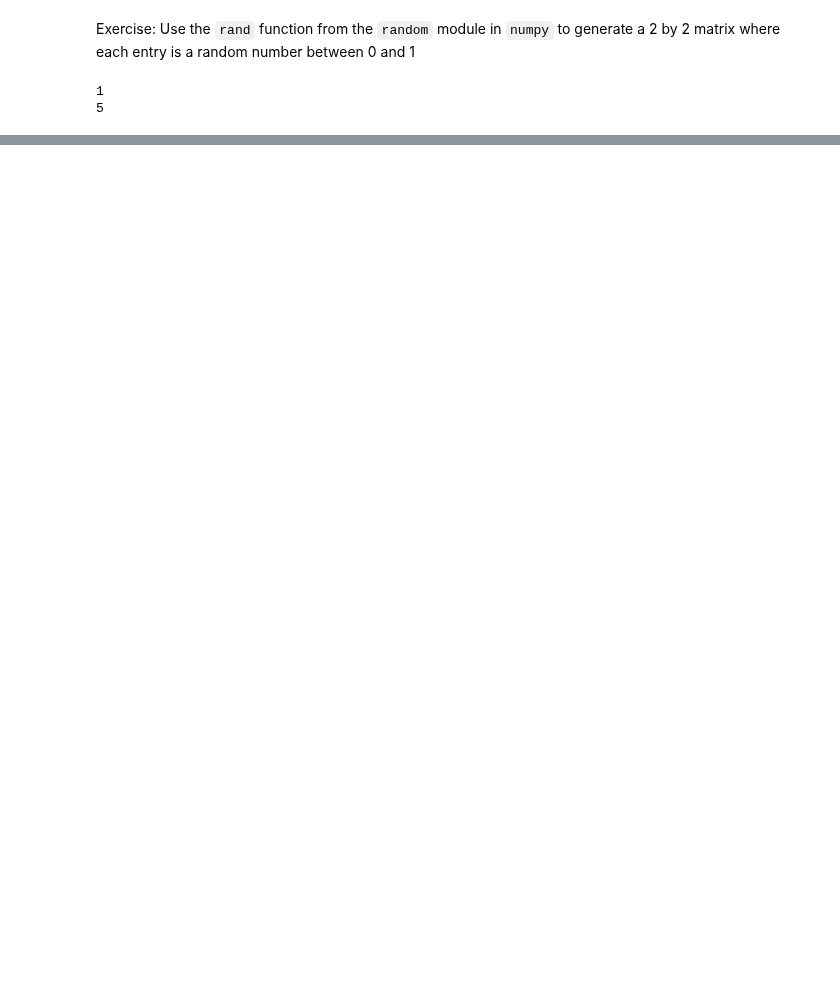
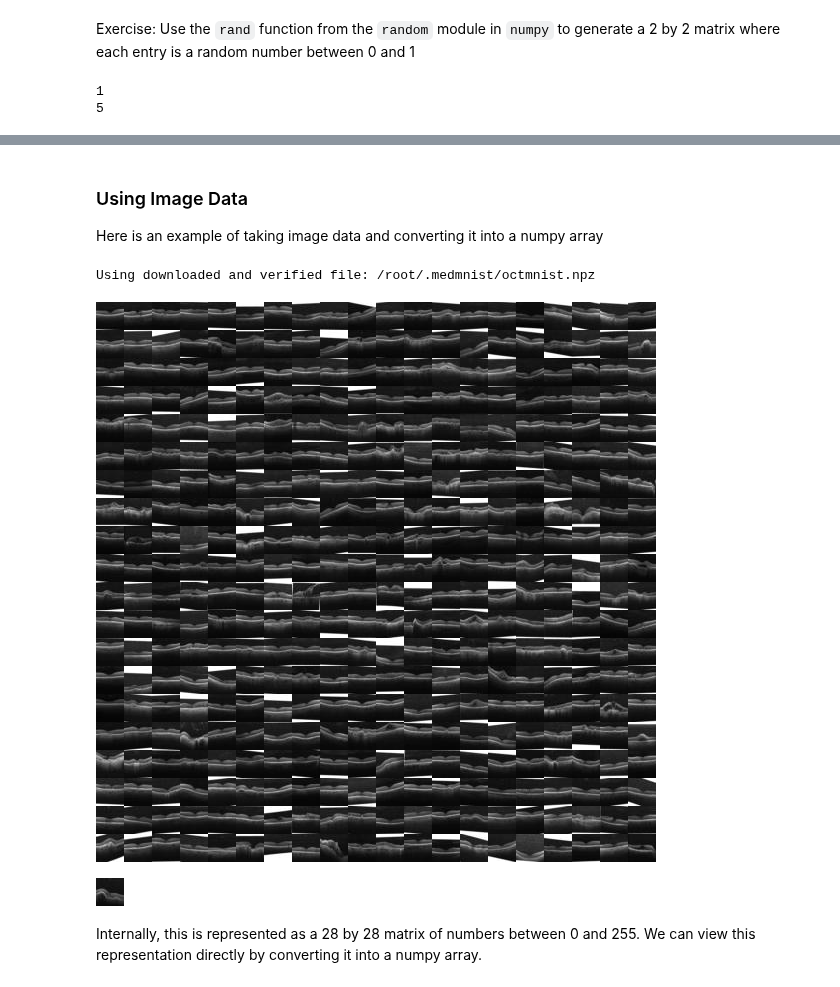
Before and after one commit to jlgrons/CELEHS-DSinA, a Jupyter notebook: Week_1_Materials/python_intro.ipynb, the cells around one changed output, grey strips where cells are left out. Saved outputs shown, nothing was run; the diff lists cells and outputs as text; code cells hidden in the pictures; blank space fills up the shorter version.

```diff
--- a/Week_1_Materials/python_intro.ipynb
+++ b/Week_1_Materials/python_intro.ipynb
@@ -893,0 +995,17 @@ print(x)
+# %% [markdown]
+### Using Image Data
+Here is an example of taking image data and converting it into a numpy array
+# %%
+import medmnist
+dataset = medmnist.OCTMNIST(split='train', download=True)
+dataset.montage()
+# %% [output]
+Using downloaded and verified file: /root/.medmnist/octmnist.npz
+[figure, added]
+# %%
+image_list = [i[0] for i in dataset]
+image_list[0]
+# %% [output]
+[figure, added]
+# %% [markdown]
+Internally, this is represented as a 28 by 28 matrix of numbers between 0 and 255. We can view this representation directly by converting it into a numpy array.
```
Also changed, not shown: parts of 15 cells of this notebook, 5 other files.
